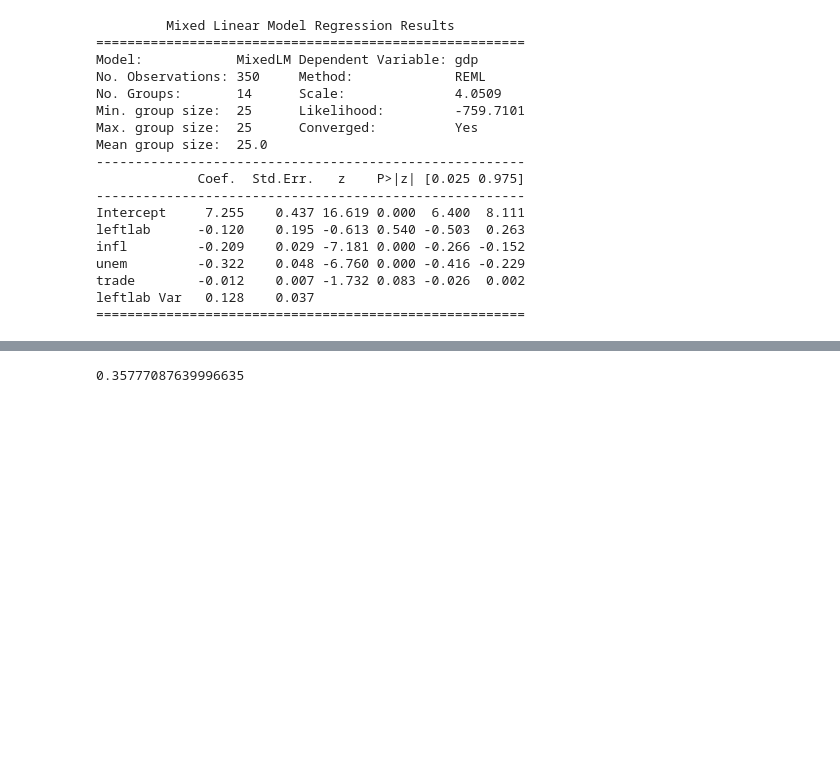
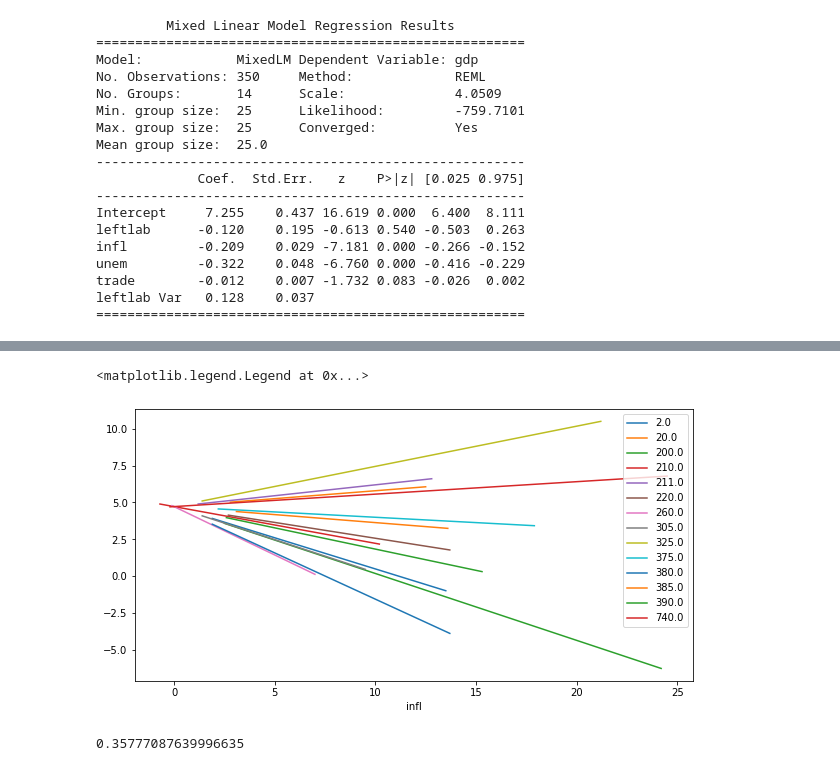
Before and after one commit to jgkorman/Statistical-Analysis-In-Python, a Jupyter notebook: Assignment_1_MLE2_Korman_JamesG_ICPSR_2022.ipynb, the cells around one changed output, grey strips where cells are left out. Saved outputs shown, nothing was run; the diff lists cells and outputs as text; code cells hidden in the pictures; blank space fills up the shorter version.

Commit message:
Creating Spaghetti Plots fixed effects models

```diff
--- a/Assignment_1_MLE2_Korman_JamesG_ICPSR_2022.ipynb
+++ b/Assignment_1_MLE2_Korman_JamesG_ICPSR_2022.ipynb
@@ -368,0 +461,4 @@ leftlab Var   0.128    0.037
+# %%
+# creating a dictionary of our country keys and random effects values for the random slopes for the variable "inflation"
+random_slopes = dict(zip(country, random_slopes))
+random_slopes
@@ -368,0 +480,6 @@ leftlab Var   0.128    0.037
+# %%
+# mapping in the random slopes to the dataframe to plot to match the values corresponding to their country code identifiers
+# also here when adding random slopes back into dataframe -- we are convertnig them to floats given that above we had originally converted their dictionary values to strings in order to parse the values
+# but for the above -- we need to convert back to float in order to do y=mx+b calculations
+df2['random_slopes'] = df2['country'].map(random_slopes).astype(float)
+df2
@@ -368,0 +521,4 @@ leftlab Var   0.128    0.037
+# %%
+# calculating the random intercepts and random slopes y = mx+b function predictions for our values for the variable inflation while holding all other values at their means
+df2['y_hat'] = 7.255 + (-0.120 * df2['leftlab'].mean()) + ((-0.209 + df2['random_slopes']) * df2['infl']) + (-0.322 * df2['unem'].mean()) + (-0.012 * df2['trade'].mean())
+df2
@@ -368,0 +539,4 @@ leftlab Var   0.128    0.037
+# %%
+# sorting values based on our country groups and predictions to prepare for plotting from low to high
+df2_sort = df2.sort_values(['country', 'y_hat']).copy()
+df2_sort
@@ -369,3 +557,10 @@ leftlab Var   0.128    0.037
+# %%
+fig, ax = plt.subplots(figsize=(10, 5))
+df2_sort.groupby('country').plot('infl', 'y_hat', ax=ax)
+ax.legend(country)
+# %% [output]
+<matplotlib.legend.Legend at 0x...>
+[figure, added]
 # %%
 # standard deviation of leftlab variacne
 np.sqrt(.128)
```
Also changed, not shown: parts of 32 cells of this notebook.
